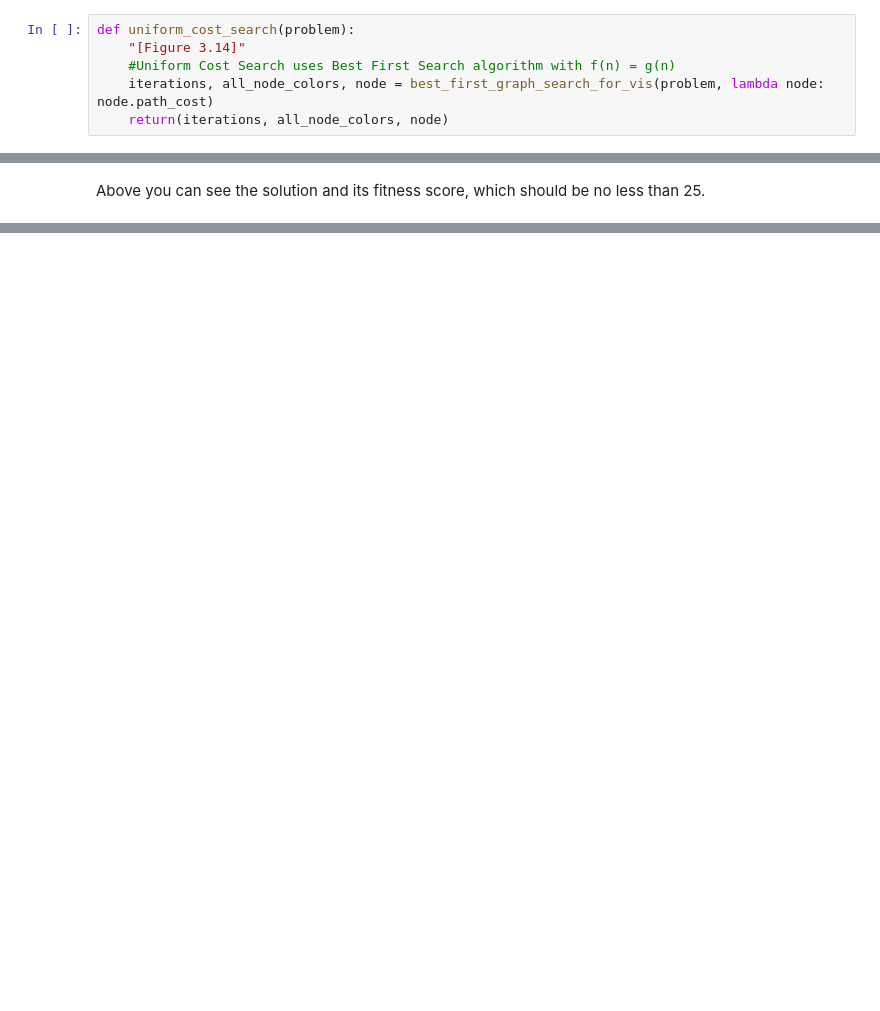
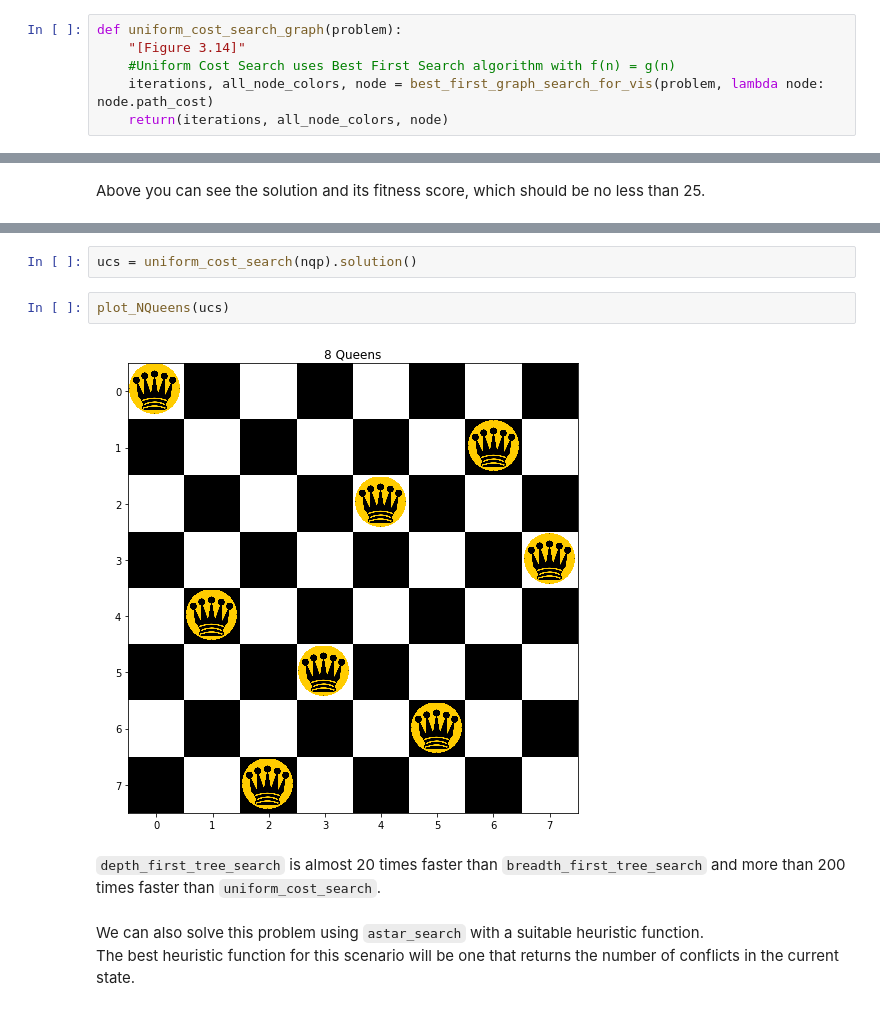
Before and after one commit to aimacode/aima-python, a Jupyter notebook: search.ipynb, the cells around one changed output, grey strips where cells are left out. Drawn from its saved outputs; the diff is of its cells as text; blank space fills up the shorter version.

```diff
--- a/search.ipynb
+++ b/search.ipynb
@@ -566,7 +582,7 @@ def best_first_graph_search_for_vis(problem, f):
 
 Let's change all the `node_colors` to starting position and define a different problem statement.
 # %%
-def uniform_cost_search(problem):
+def uniform_cost_search_graph(problem):
     "[Figure 3.14]"
     #Uniform Cost Search uses Best First Search algorithm with f(n) = g(n)
     iterations, all_node_colors, node = best_first_graph_search_for_vis(problem, lambda node: node.path_cost)
@@ -1186,0 +1398,12 @@ With that this tutorial on the genetic algorithm comes to an end. Hope you found
+# %%
+ucs = uniform_cost_search(nqp).solution()
+# %%
+plot_NQueens(ucs)
+# %% [output]
+[figure, added]
+# %% [markdown]
+`depth_first_tree_search` is almost 20 times faster than `breadth_first_tree_search` and more than 200 times faster than `uniform_cost_search`.
+# %% [markdown]
+We can also solve this problem using `astar_search` with a suitable heuristic function.
+<br>
+The best heuristic function for this scenario will be one that returns the number of conflicts in the current state.
```
Also changed, not shown: parts of 78 cells of this notebook, 2 other files.
